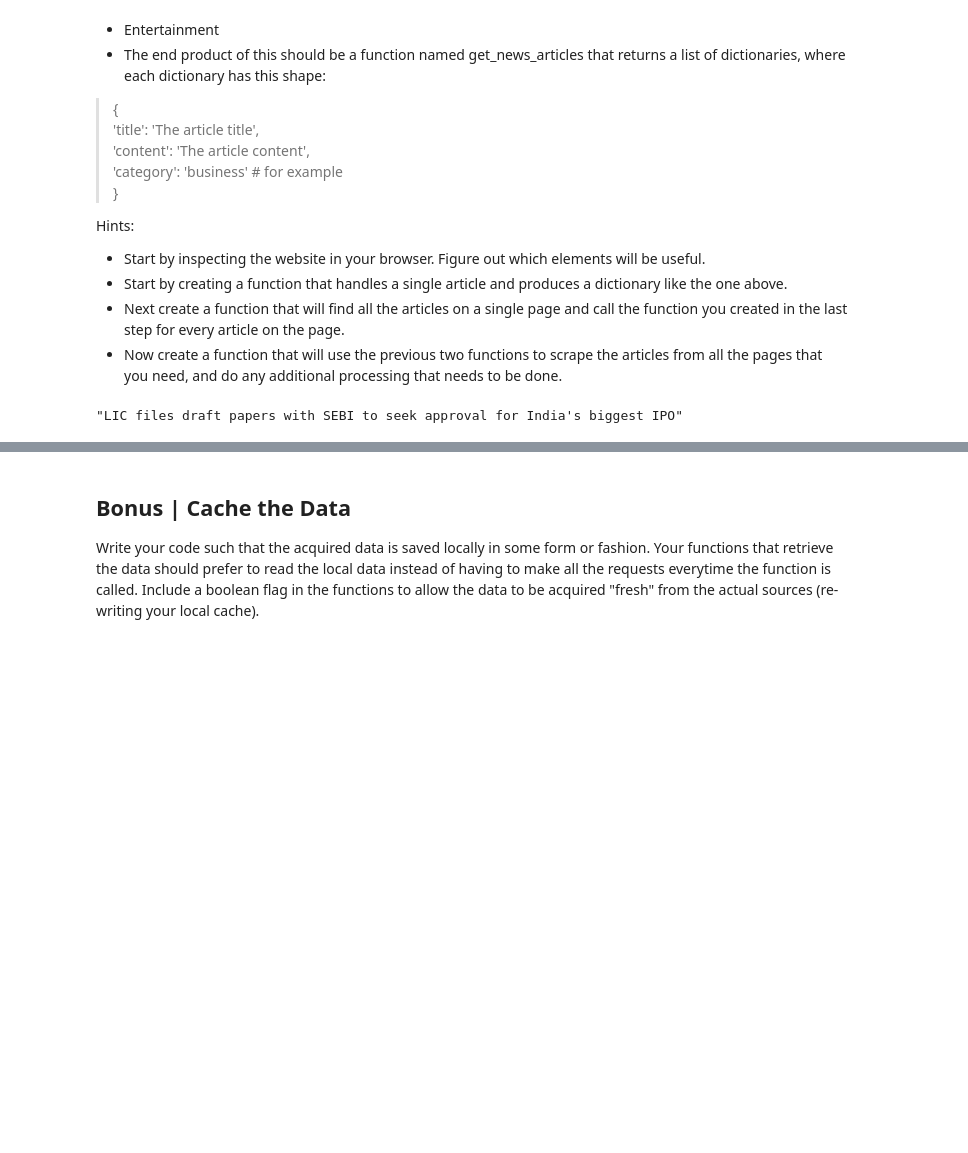
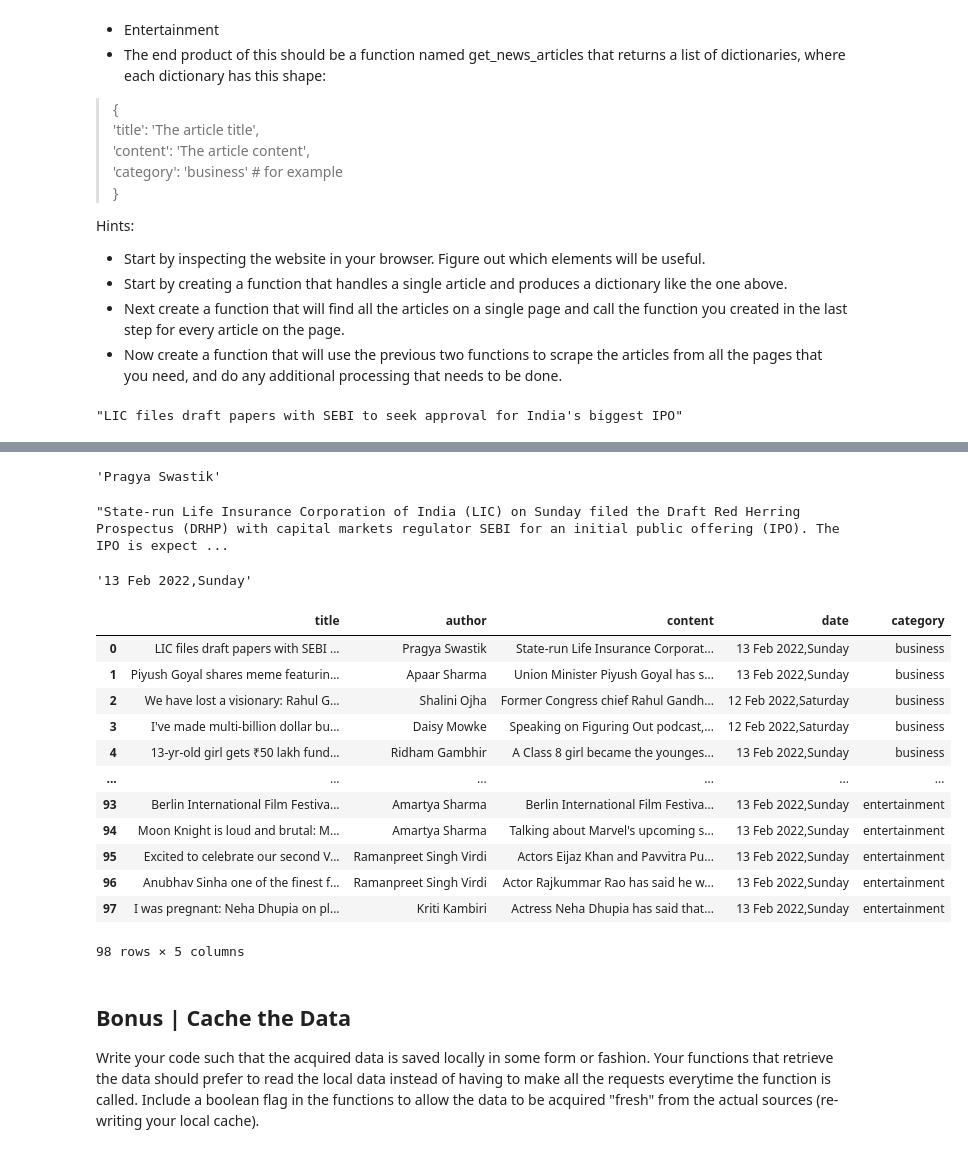
Before and after one commit to stephanie-jones78/nlp_exercises, a Jupyter notebook: 02b_acquisition-exericse.ipynb, the cells around one changed output, grey strips where cells are left out. Saved outputs shown, nothing was run; the diff lists cells and outputs as text; code cells hidden in the pictures; blank space fills up the shorter version.

```diff
--- a/02b_acquisition-exericse.ipynb
+++ b/02b_acquisition-exericse.ipynb
@@ -617,0 +568,15 @@ def get_inshorts_articles():
+# %%
+# author
+card.find('span', class_ = 'author').text
+# %% [output]
+'Pragya Swastik'
+# %%
+# content
+card.find('div', itemprop = 'articleBody').text
+# %% [output]
+"State-run Life Insurance Corporation of India (LIC) on Sunday filed the Draft Red Herring Prospectus (DRHP) with capital markets regulator SEBI for an initial public offering (IPO). The IPO is expect ...
+# %%
+#date
+card.find('span', clas ='date').text
+# %% [output]
+'13 Feb 2022,Sunday'
@@ -618,3 +618,19 @@ def get_inshorts_articles():
+# %%
+get_inshorts_articles()
+# %% [output]
+|  | title | author | content | date | category |
+| 0 | LIC files draft papers with SEBI ... | Pragya Swastik | State-run Life Insurance Corporat... | 13 Feb 2022,Sunday | business |
+| 1 | Piyush Goyal shares meme featurin... | Apaar Sharma | Union Minister Piyush Goyal has s... | 13 Feb 2022,Sunday | business |
+| 2 | We have lost a visionary: Rahul G... | Shalini Ojha | Former Congress chief Rahul Gandh... | 12 Feb 2022,Saturday | business |
+| 3 | I've made multi-billion dollar bu... | Daisy Mowke | Speaking on Figuring Out podcast,... | 12 Feb 2022,Saturday | business |
+| 4 | 13-yr-old girl gets ₹50 lakh fund... | Ridham Gambhir | A Class 8 girl became the younges... | 13 Feb 2022,Sunday | business |
+| ... | ... | ... | ... | ... | ... |
+| 93 | Berlin International Film Festiva... | Amartya Sharma | Berlin International Film Festiva... | 13 Feb 2022,Sunday | entertainment |
+| 94 | Moon Knight is loud and brutal: M... | Amartya Sharma | Talking about Marvel's upcoming s... | 13 Feb 2022,Sunday | entertainment |
+| 95 | Excited to celebrate our second V... | Ramanpreet Singh Virdi | Actors Eijaz Khan and Pavvitra Pu... | 13 Feb 2022,Sunday | entertainment |
+| 96 | Anubhav Sinha one of the finest f... | Ramanpreet Singh Virdi | Actor Rajkummar Rao has said he w... | 13 Feb 2022,Sunday | entertainment |
+| 97 | I was pregnant: Neha Dhupia on pl... | Kriti Kambiri | Actress Neha Dhupia has said that... | 13 Feb 2022,Sunday | entertainment |
+98 rows × 5 columns
 # %% [markdown]
 ## Bonus | Cache the Data
 Write your code such that the acquired data is saved locally in some form or fashion. Your functions that retrieve the data should prefer to read the local data instead of having to make all the requests everytime the function is called. Include a boolean flag in the functions to allow the data to be acquired "fresh" from the actual sources (re-writing your local cache).
```
Also changed, not shown: parts of 6 cells of this notebook, 1 other file.
